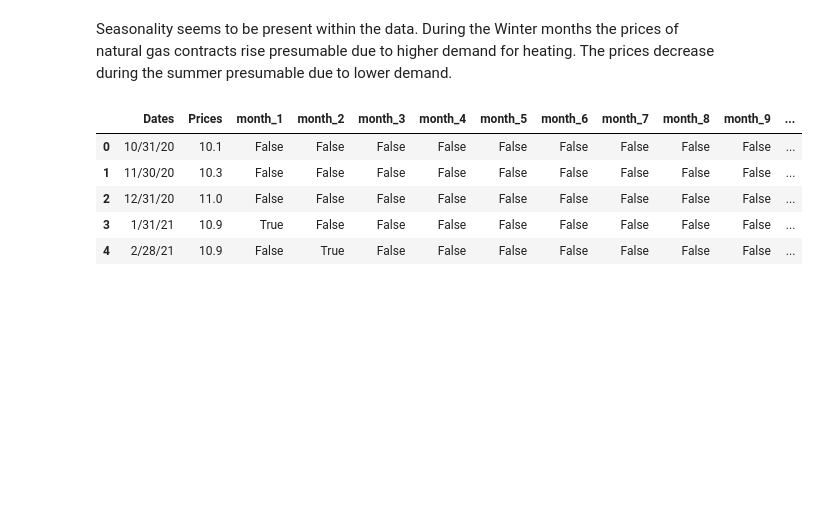
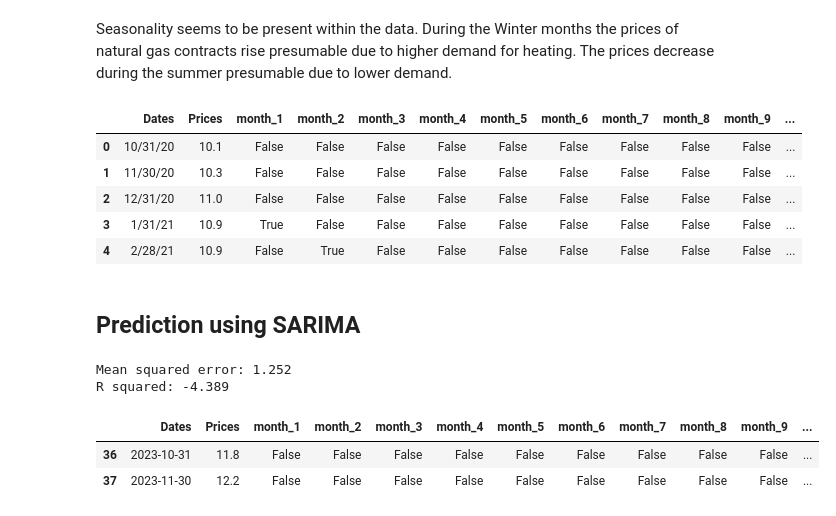
Before and after one commit to talhajamal11/JPM-Forage-Natural-Gas-Contract-Prices, a Jupyter notebook: src/task_1.ipynb, the cells around one changed output. Saved outputs shown, nothing was run; the diff lists cells and outputs as text; code cells hidden in the pictures; blank space fills up the shorter version.

```diff
--- a/src/task_1.ipynb
+++ b/src/task_1.ipynb
@@ -103,3 +108,5 @@ nat_gas_linear.head()
 | 2 | 12/31/20 | 11.0 | False | False | False | False | False | False | False | False | False | ... |
 | 3 | 1/31/21 | 10.9 | True | False | False | False | False | False | False | False | False | ... |
 | 4 | 2/28/21 | 10.9 | False | True | False | False | False | False | False | False | False | ... |
+# %% [markdown]
+## Prediction using SARIMA
@@ -105,0 +119,13 @@ nat_gas_linear.head()
+# %%
+nat_gas_predicted = regression.predict(test_data.iloc[:, 2:])
+test_data['Predicted'] = nat_gas_predicted
+print("Mean squared error: %.3f" % mean_squared_error(test_data['Prices'], nat_gas_predicted))
+
+print("R squared: %.3f" % r2_score(test_data['Prices'], nat_gas_predicted))
+test_data.head(2)
+# %% [output]
+Mean squared error: 1.252
+R squared: -4.389
+|  | Dates | Prices | month_1 | month_2 | month_3 | month_4 | month_5 | month_6 | month_7 | month_8 | month_9 | ... |
+| 36 | 2023-10-31 | 11.8 | False | False | False | False | False | False | False | False | False | ... |
+| 37 | 2023-11-30 | 12.2 | False | False | False | False | False | False | False | False | False | ... |
```
Also changed, not shown: parts of 7 cells of this notebook.
